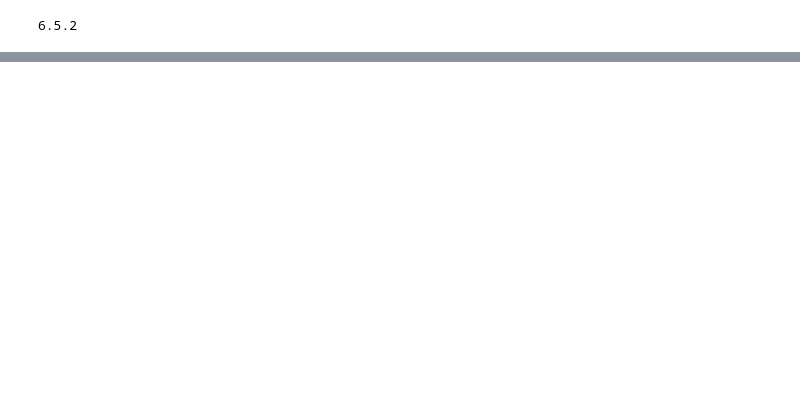
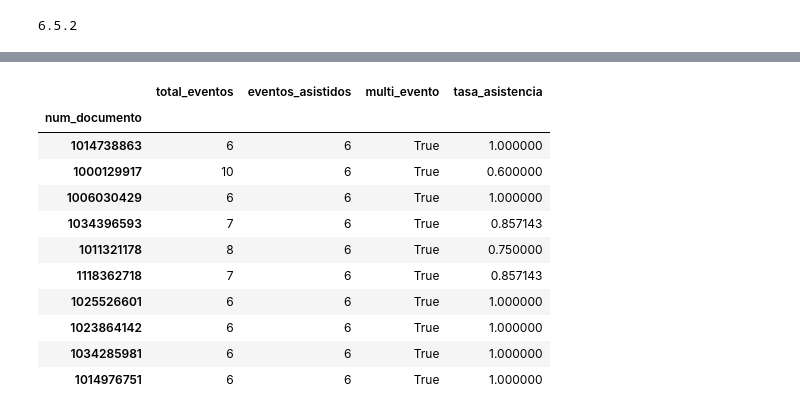
Before and after one commit to Jefesneipago/coniiti-analytics, a Jupyter notebook: notebooks/03_analisis.ipynb, the cells around one changed output, grey strips where cells are left out. Cells and saved outputs as stored; diff of their text form; code cells hidden in the pictures; blank space fills up the shorter version.

```diff
--- a/notebooks/03_analisis.ipynb
+++ b/notebooks/03_analisis.ipynb
@@ -170,0 +235,20 @@ print(plotly.__version__)  # corner_radius disponible desde 5.19.0
+# %%
+df['tasa_asistencia_persona'] = (
+    df['eventos_asistidos'] / df['total_eventos_persona']
+)
+# %%
+df['tasa_asistencia_persona'] = (
+    df['eventos_asistidos'] / df['total_eventos_persona']
+)
+# %%
+df_personas = df.groupby('num_documento').agg({
+    'nom_Evento': 'count',
+    'asistio': 'sum'
+}).rename(columns={
+    'nom_Evento': 'total_eventos',
+    'asistio': 'eventos_asistidos'
+})
+
+df_personas['multi_evento'] = df_personas['eventos_asistidos'] > 1
+
+df_personas['multi_evento'].value_counts()
@@ -170,0 +271,6 @@ print(plotly.__version__)  # corner_radius disponible desde 5.19.0
+# %%
+df_personas['tasa_asistencia'] = (
+    df_personas['eventos_asistidos'] / df_personas['total_eventos']
+)
+
+df_personas.groupby('multi_evento')['tasa_asistencia'].mean()
@@ -170,0 +308,18 @@ print(plotly.__version__)  # corner_radius disponible desde 5.19.0
+# %%
+df_personas.sort_values(
+    'eventos_asistidos',
+    ascending=False
+).head(10)
+# %% [output]
+|  | total_eventos | eventos_asistidos | multi_evento | tasa_asistencia |
+| num_documento |  |  |  |  |
+| 1014738863 | 6 | 6 | True | 1.000000 |
+| 1000129917 | 10 | 6 | True | 0.600000 |
+| 1006030429 | 6 | 6 | True | 1.000000 |
+| 1034396593 | 7 | 6 | True | 0.857143 |
+| 1011321178 | 8 | 6 | True | 0.750000 |
+| 1118362718 | 7 | 6 | True | 0.857143 |
+| 1025526601 | 6 | 6 | True | 1.000000 |
+| 1023864142 | 6 | 6 | True | 1.000000 |
+| 1034285981 | 6 | 6 | True | 1.000000 |
+| 1014976751 | 6 | 6 | True | 1.000000 |
```
Also changed, not shown: parts of 14 cells of this notebook, 6 other files.
